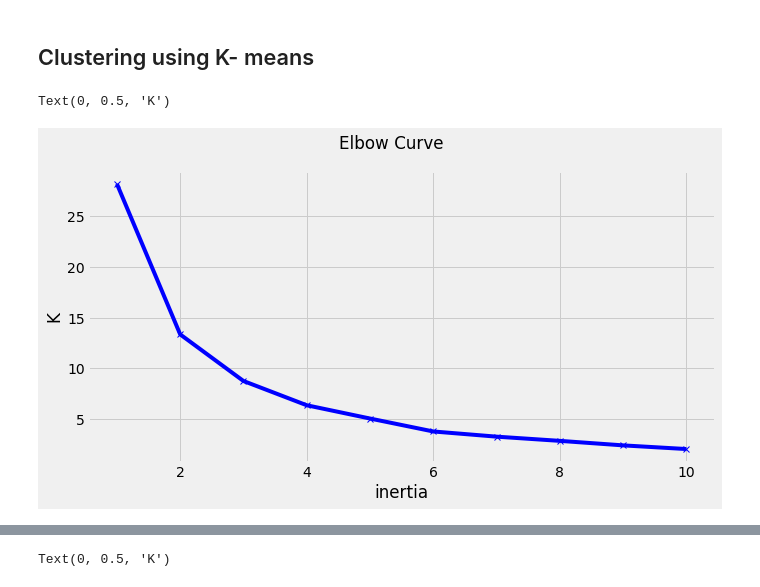
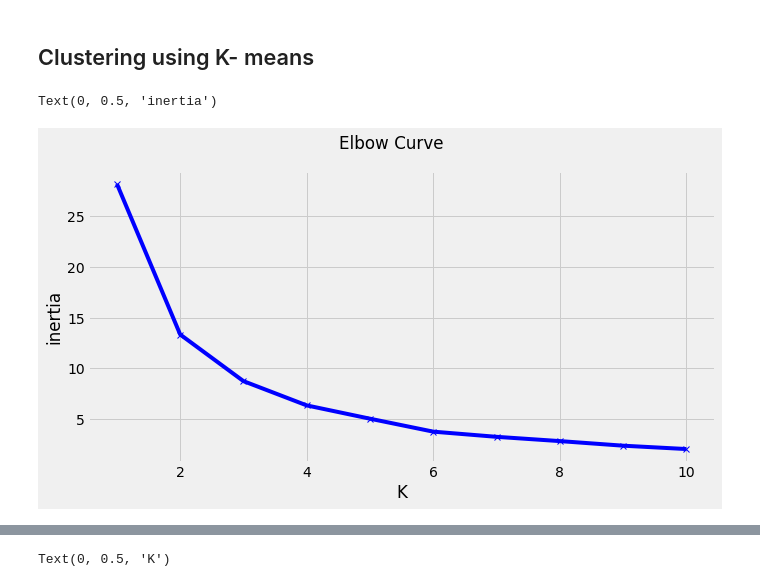
Before and after one commit to Mohamed209/machine-learning-course, a Jupyter notebook: Chapter_5_unsupervised_learning/1_Clustering/Mall Customer Segmentation with kmeans.ipynb, the cells around one changed output, grey strips where cells are left out. Saved outputs shown, nothing was run; the diff lists cells and outputs as text; code cells hidden in the pictures.

```diff
--- a/Chapter_5_unsupervised_learning/1_Clustering/Mall Customer Segmentation with kmeans.ipynb
+++ b/Chapter_5_unsupervised_learning/1_Clustering/Mall Customer Segmentation with kmeans.ipynb
@@ -91,24 +91,24 @@ sns.heatmap(df[df.columns[1:]].corr(),annot=True)
 # %%
 # Segmentation using Age and Spending Score
 
 # first we need to know how many clusters to use
 from sklearn.preprocessing import MinMaxScaler
 sc=MinMaxScaler()
 X1 = df[['Age' , 'Spending Score (1-100)']].iloc[: , :].values
-X1=sc.fit_transform(X1)
+X1 = sc.fit_transform(X1)
 inertia = []
 for n in range(1 , 11):
     algorithm = KMeans(n_clusters = n)
     algorithm.fit(X1)
     inertia.append(algorithm.inertia_)
 
 # plot k vs inertia
 fig = plt.figure(figsize=(10,5))
 plt.plot(list(range(1,11)),inertia,'bx-')
 fig.suptitle('Elbow Curve')
-plt.xlabel('inertia')
-plt.ylabel('K')
+plt.xlabel('K')
+plt.ylabel('inertia')
 # %% [output]
-Text(0, 0.5, 'K')
+Text(0, 0.5, 'inertia')
-[figure, old version]
+[figure, new version]
 # %%
```
Also changed, not shown: parts of 5 cells of this notebook, 4 other files.
